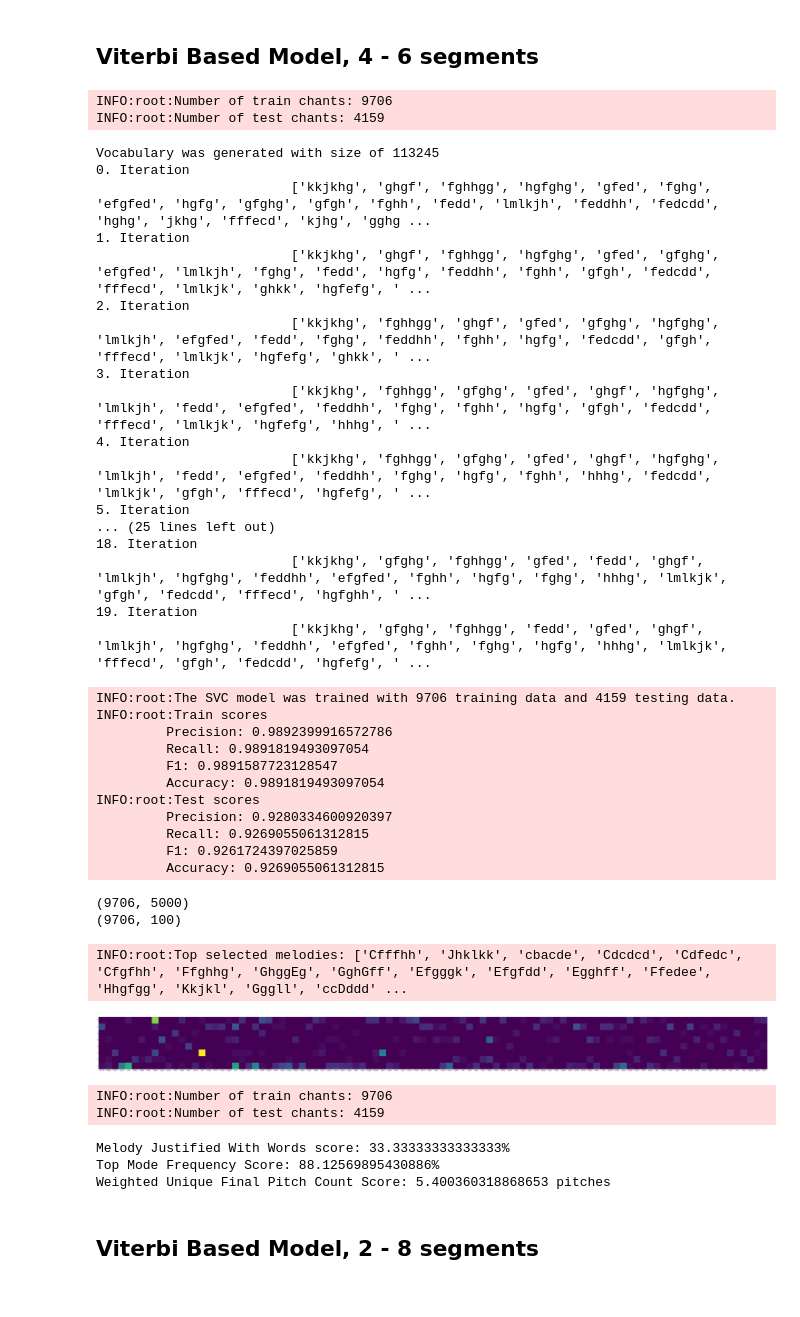
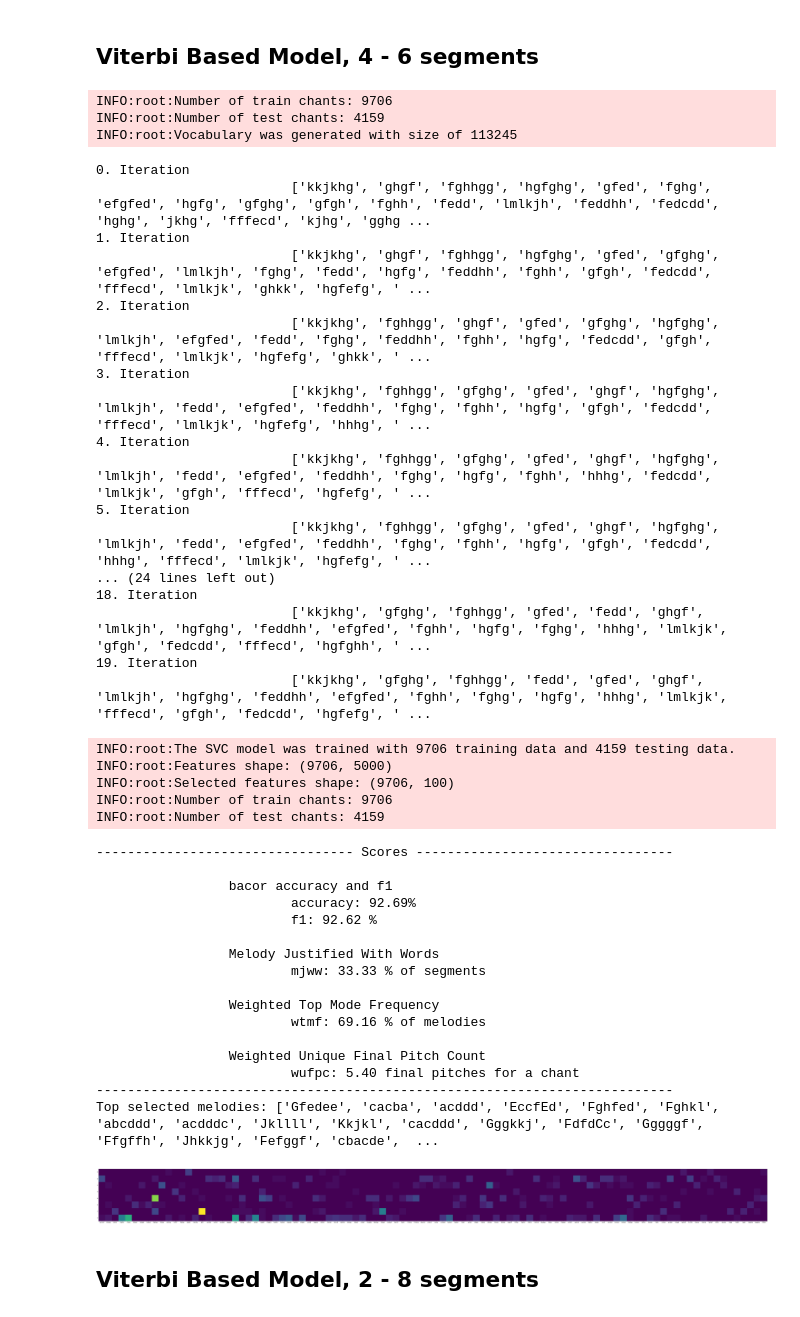
Before and after one commit to lanzv/Master-Thesis, a Jupyter notebook: models/experiments.ipynb, the cells around one changed output. Saved outputs shown, nothing was run; the diff lists cells and outputs as text; code cells hidden in the pictures.

```diff
--- a/models/experiments.ipynb
+++ b/models/experiments.ipynb
@@ -120,69 +112,59 @@ INFO:root:Top selected melodies: ['Jhghgf', 'Ededcd', 'Ffghhg', 'cddcac', 'acddd
 # %%
 from src.utils.loader import prepare_dataset
 from src.models.viterbi_based_model import ViterbiBasedModel
-from src.eval.bacor_score import bacor_score
-from src.eval.mjww_score import mjww_score
-from src.eval.tmf_score import tmf_score
-from src.eval.wufpc_score import wufpc_score
+from src.eval.pipeline import evaluation_pipeline
 
 # Get Data
 X, y = prepare_dataset()
 # Init model
 model = ViterbiBasedModel(min_size=4, max_size=6)
 # Train and Fit model
 final_segmentation = model.predict_segments(X, iterations=20)
 # Evaluate model
-X_train, y_train = final_segmentation[:9706], y[:9706]
-X_test, y_test = final_segmentation[9706:], y[9706:]
-scores, important_melodies, melody_mode_frequencies, trained_model = bacor_score(
-    X_train, y_train, X_test, y_test, max_features = 100
-  )
-mjww_score = mjww_score(final_segmentation)
-print("Melody Justified With Words score: {}%".format(mjww_score*100))
-tmf_score = tmf_score(final_segmentation, y)
-print("Top Mode Frequency Score: {}%".format(tmf_score*100))
-wufpc_score = wufpc_score(final_segmentation)
-print("Weighted Unique Final Pitch Count Score: {} pitches".format(wufpc_score))
+bacor, mjww, wtmf, wufpc, top_melodies, melody_mode_frequencies, bacor_model = evaluation_pipeline(final_segmentation, y)
 # %% [output]
 INFO:root:Number of train chants: 9706
 INFO:root:Number of test chants: 4159
+INFO:root:Vocabulary was generated with size of 113245
-Vocabulary was generated with size of 113245
 0. Iteration
                          ['kkjkhg', 'ghgf', 'fghhgg', 'hgfghg', 'gfed', 'fghg', 'efgfed', 'hgfg', 'gfghg', 'gfgh', 'fghh', 'fedd', 'lmlkjh', 'feddhh', 'fedcdd', 'hghg', 'jkhg', 'fffecd', 'kjhg', 'gghg ...
 1. Iteration
                          ['kkjkhg', 'ghgf', 'fghhgg', 'hgfghg', 'gfed', 'gfghg', 'efgfed', 'lmlkjh', 'fghg', 'fedd', 'hgfg', 'feddhh', 'fghh', 'gfgh', 'fedcdd', 'fffecd', 'lmlkjk', 'ghkk', 'hgfefg', ' ...
 2. Iteration
                          ['kkjkhg', 'fghhgg', 'ghgf', 'gfed', 'gfghg', 'hgfghg', 'lmlkjh', 'efgfed', 'fedd', 'fghg', 'feddhh', 'fghh', 'hgfg', 'fedcdd', 'gfgh', 'fffecd', 'lmlkjk', 'hgfefg', 'ghkk', ' ...
 3. Iteration
                          ['kkjkhg', 'fghhgg', 'gfghg', 'gfed', 'ghgf', 'hgfghg', 'lmlkjh', 'fedd', 'efgfed', 'feddhh', 'fghg', 'fghh', 'hgfg', 'gfgh', 'fedcdd', 'fffecd', 'lmlkjk', 'hgfefg', 'hhhg', ' ...
 4. Iteration
                          ['kkjkhg', 'fghhgg', 'gfghg', 'gfed', 'ghgf', 'hgfghg', 'lmlkjh', 'fedd', 'efgfed', 'feddhh', 'fghg', 'hgfg', 'fghh', 'hhhg', 'fedcdd', 'lmlkjk', 'gfgh', 'fffecd', 'hgfefg', ' ...
 5. Iteration
-... (25 lines left out)
+                         ['kkjkhg', 'fghhgg', 'gfghg', 'gfed', 'ghgf', 'hgfghg', 'lmlkjh', 'fedd', 'efgfed', 'feddhh', 'fghg', 'fghh', 'hgfg', 'gfgh', 'fedcdd', 'hhhg', 'fffecd', 'lmlkjk', 'hgfefg', ' ...
+... (24 lines left out)
 18. Iteration
                          ['kkjkhg', 'gfghg', 'fghhgg', 'gfed', 'fedd', 'ghgf', 'lmlkjh', 'hgfghg', 'feddhh', 'efgfed', 'fghh', 'hgfg', 'fghg', 'hhhg', 'lmlkjk', 'gfgh', 'fedcdd', 'fffecd', 'hgfghh', ' ...
 19. Iteration
                          ['kkjkhg', 'gfghg', 'fghhgg', 'fedd', 'gfed', 'ghgf', 'lmlkjh', 'hgfghg', 'feddhh', 'efgfed', 'fghh', 'fghg', 'hgfg', 'hhhg', 'lmlkjk', 'fffecd', 'gfgh', 'fedcdd', 'hgfefg', ' ...
 INFO:root:The SVC model was trained with 9706 training data and 4159 testing data.
-INFO:root:Train scores
-         Precision: 0.9892399916572786
-         Recall: 0.9891819493097054
-         F1: 0.9891587723128547
-         Accuracy: 0.9891819493097054
-INFO:root:Test scores
-         Precision: 0.9280334600920397
-         Recall: 0.9269055061312815
-         F1: 0.9261724397025859
-         Accuracy: 0.9269055061312815
+INFO:root:Features shape: (9706, 5000)
+INFO:root:Selected features shape: (9706, 100)
+INFO:root:Number of train chants: 9706
+INFO:root:Number of test chants: 4159
-(9706, 5000)
-(9706, 100)
+--------------------------------- Scores ---------------------------------
+
+                 bacor accuracy and f1
+                         accuracy: 92.69%
+                         f1: 92.62 %
+
+                 Melody Justified With Words
+                         mjww: 33.33 % of segments
+
+                 Weighted Top Mode Frequency
+                         wtmf: 69.16 % of melodies
+
+                 Weighted Unique Final Pitch Count
+                         wufpc: 5.40 final pitches for a chant
+--------------------------------------------------------------------------
+Top selected melodies: ['Gfedee', 'cacba', 'acddd', 'EccfEd', 'Fghfed', 'Fghkl', 'abcddd', 'acdddc', 'Jkllll', 'Kkjkl', 'cacddd', 'Gggkkj', 'FdfdCc', 'Gggggf', 'Ffgffh', 'Jhkkjg', 'Fefggf', 'cbacde',  ...
-INFO:root:Top selected melodies: ['Cfffhh', 'Jhklkk', 'cbacde', 'Cdcdcd', 'Cdfedc', 'Cfgfhh', 'Ffghhg', 'GhggEg', 'GghGff', 'Efgggk', 'Efgfdd', 'Egghff', 'Ffedee', 'Hhgfgg', 'Kkjkl', 'Gggll', 'ccDddd' ...
-[figure, old version]
+[figure, new version]
-INFO:root:Number of train chants: 9706
-INFO:root:Number of test chants: 4159
-Melody Justified With Words score: 33.33333333333333%
-Top Mode Frequency Score: 88.12569895430886%
-Weighted Unique Final Pitch Count Score: 5.400360318868653 pitches
 # %% [markdown]
 ## Viterbi Based Model, 2 - 8 segments
 # %%
```
Also changed, not shown: parts of 23 cells of this notebook, 17 other files.
